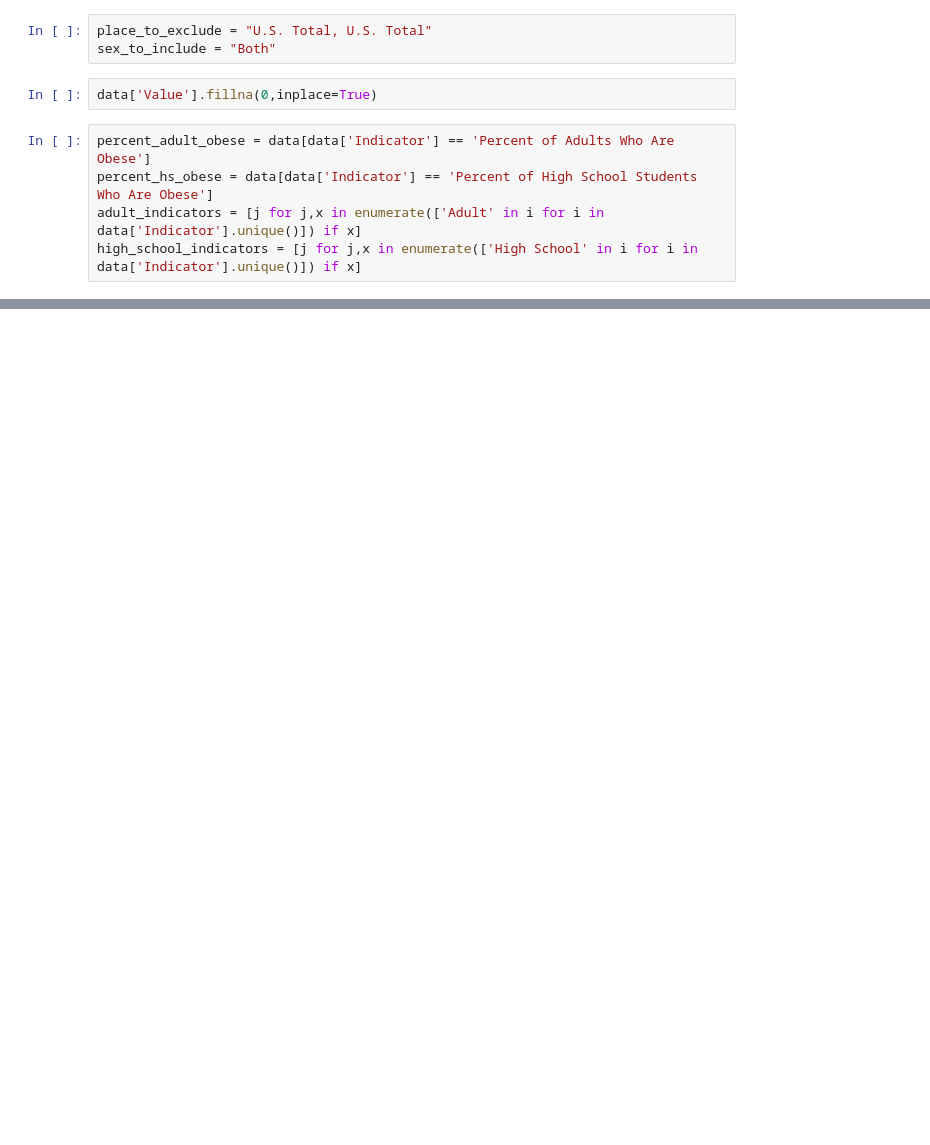
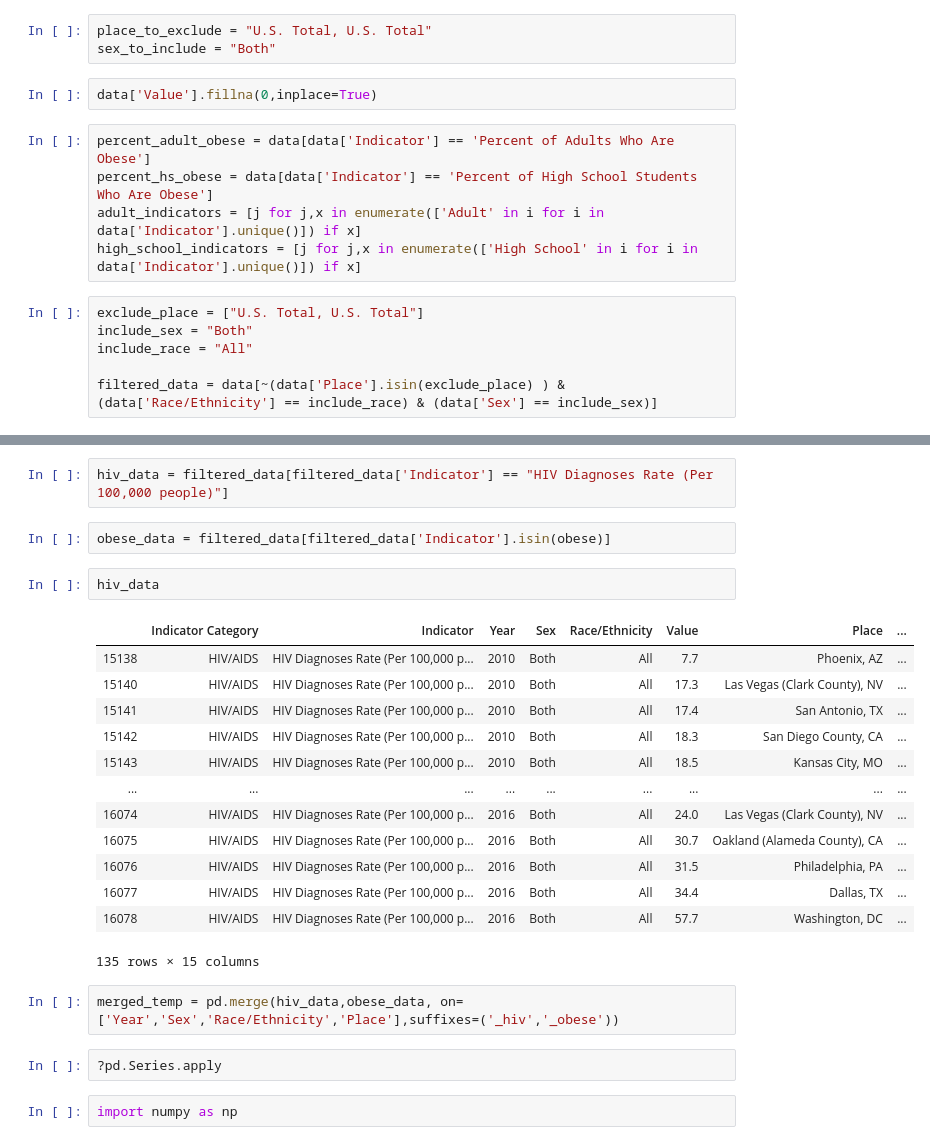
Before and after one commit to nijie321/COMP4151-project, a Jupyter notebook: Jie_Analysis.ipynb, the cells around one changed output, grey strips where cells are left out. Cells and saved outputs as stored; diff of their text form; blank space fills up the shorter version.

```diff
--- a/Jie_Analysis.ipynb
+++ b/Jie_Analysis.ipynb
@@ -66,3 +66,9 @@ percent_adult_obese = data[data['Indicator'] == 'Percent of Adults Who Are Obese
 percent_hs_obese = data[data['Indicator'] == 'Percent of High School Students Who Are Obese']
 adult_indicators = [j for j,x in enumerate(['Adult' in i for i in data['Indicator'].unique()]) if x]
 high_school_indicators = [j for j,x in enumerate(['High School' in i for i in data['Indicator'].unique()]) if x]
+# %%
+exclude_place = ["U.S. Total, U.S. Total"]
+include_sex = "Both"
+include_race = "All"
+
+filtered_data = data[~(data['Place'].isin(exclude_place) ) & (data['Race/Ethnicity'] == include_race) & (data['Sex'] == include_sex)]
@@ -68,0 +192,26 @@ high_school_indicators = [j for j,x in enumerate(['High School' in i for i in da
+# %%
+hiv_data = filtered_data[filtered_data['Indicator'] == "HIV Diagnoses Rate (Per 100,000 people)"]
+# %%
+obese_data = filtered_data[filtered_data['Indicator'].isin(obese)]
+# %%
+hiv_data
+# %% [output]
+|  | Indicator Category | Indicator | Year | Sex | Race/Ethnicity | Value | Place | ... |
+| 15138 | HIV/AIDS | HIV Diagnoses Rate (Per 100,000 p... | 2010 | Both | All | 7.7 | Phoenix, AZ | ... |
+| 15140 | HIV/AIDS | HIV Diagnoses Rate (Per 100,000 p... | 2010 | Both | All | 17.3 | Las Vegas (Clark County), NV | ... |
+| 15141 | HIV/AIDS | HIV Diagnoses Rate (Per 100,000 p... | 2010 | Both | All | 17.4 | San Antonio, TX | ... |
+| 15142 | HIV/AIDS | HIV Diagnoses Rate (Per 100,000 p... | 2010 | Both | All | 18.3 | San Diego County, CA | ... |
+| 15143 | HIV/AIDS | HIV Diagnoses Rate (Per 100,000 p... | 2010 | Both | All | 18.5 | Kansas City, MO | ... |
+| ... | ... | ... | ... | ... | ... | ... | ... | ... |
+| 16074 | HIV/AIDS | HIV Diagnoses Rate (Per 100,000 p... | 2016 | Both | All | 24.0 | Las Vegas (Clark County), NV | ... |
+| 16075 | HIV/AIDS | HIV Diagnoses Rate (Per 100,000 p... | 2016 | Both | All | 30.7 | Oakland (Alameda County), CA | ... |
+| 16076 | HIV/AIDS | HIV Diagnoses Rate (Per 100,000 p... | 2016 | Both | All | 31.5 | Philadelphia, PA | ... |
+| 16077 | HIV/AIDS | HIV Diagnoses Rate (Per 100,000 p... | 2016 | Both | All | 34.4 | Dallas, TX | ... |
+| 16078 | HIV/AIDS | HIV Diagnoses Rate (Per 100,000 p... | 2016 | Both | All | 57.7 | Washington, DC | ... |
+135 rows × 15 columns
+# %%
+merged_temp = pd.merge(hiv_data,obese_data, on=['Year','Sex','Race/Ethnicity','Place'],suffixes=('_hiv','_obese'))
+# %%
+?pd.Series.apply
+# %%
+import numpy as np
```
Also changed, not shown: parts of 18 cells of this notebook, 2 other files.
